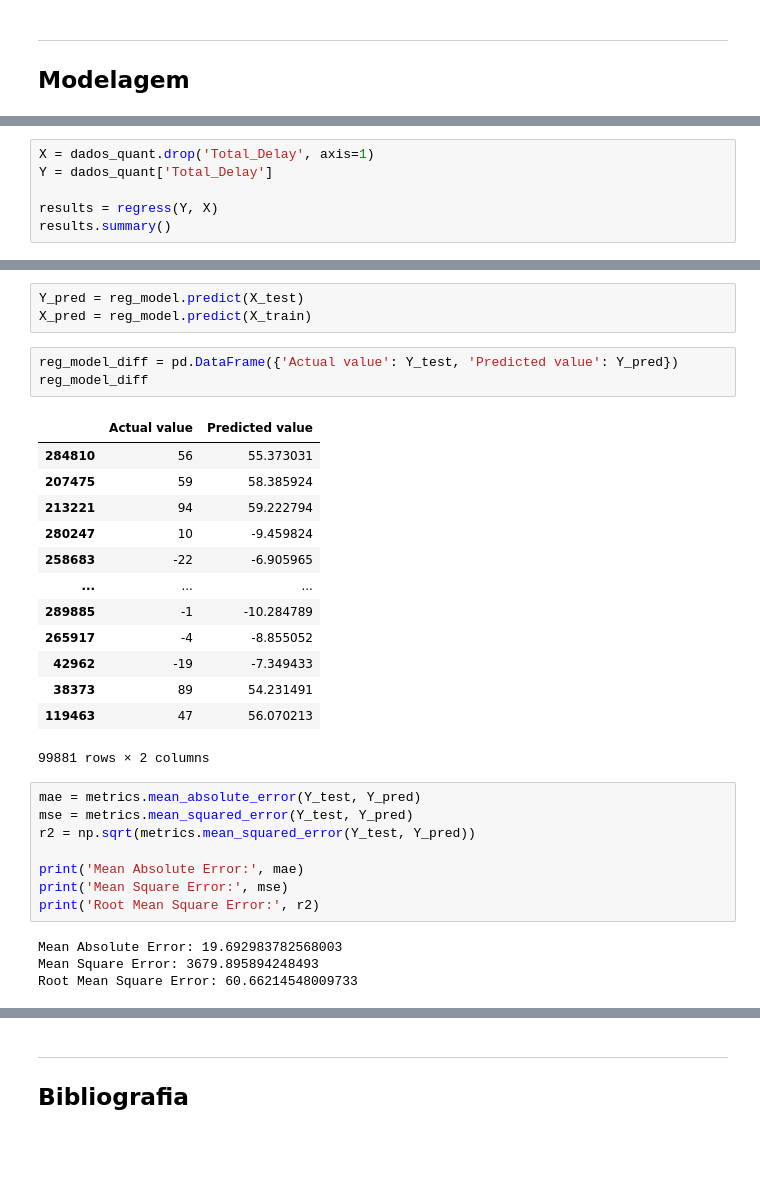
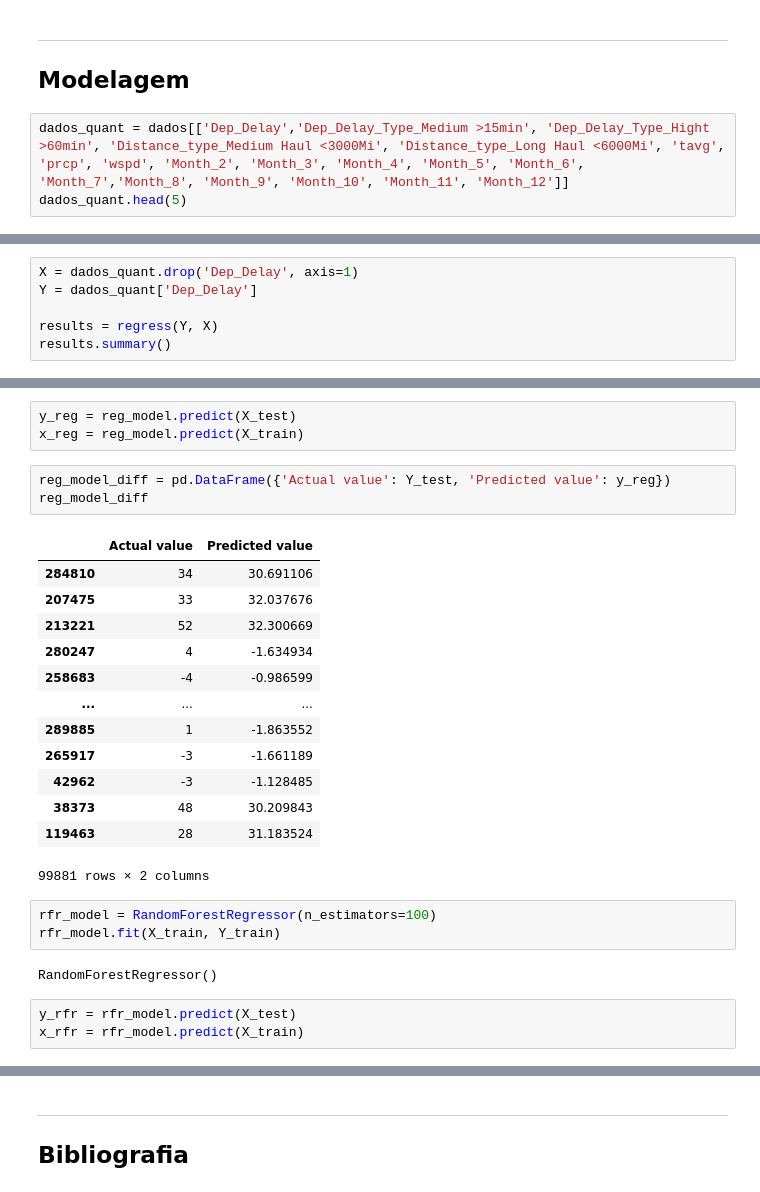
Before and after one commit to thomaskmk/cdados-3, a Jupyter notebook: teste.ipynb, the cells around one changed output, grey strips where cells are left out. Cells and saved outputs as stored; diff of their text form; blank space fills up the shorter version.

```diff
--- a/teste.ipynb
+++ b/teste.ipynb
@@ -432,3 +429,6 @@ plt.show()
 # %% [markdown]
 ----
 ## Modelagem
+# %%
+dados_quant = dados[['Dep_Delay','Dep_Delay_Type_Medium >15min', 'Dep_Delay_Type_Hight >60min', 'Distance_type_Medium Haul <3000Mi', 'Distance_type_Long Haul <6000Mi', 'tavg', 'prcp', 'wspd', 'Month_2', 'Month_3', 'Month_4', 'Month_5', 'Month_6', 'Month_7','Month_8', 'Month_9', 'Month_10', 'Month_11', 'Month_12']]
+dados_quant.head(5)
@@ -435,6 +442,6 @@ plt.show()
 # %%
-X = dados_quant.drop('Total_Delay', axis=1)
-Y = dados_quant['Total_Delay']
+X = dados_quant.drop('Dep_Delay', axis=1)
+Y = dados_quant['Dep_Delay']
 
 results = regress(Y, X)
 results.summary()
@@ -492,32 +497,28 @@ print(reg_model.intercept_)
 # %%
-Y_pred = reg_model.predict(X_test)
-X_pred = reg_model.predict(X_train)
+y_reg = reg_model.predict(X_test)
+x_reg = reg_model.predict(X_train)
 # %%
-reg_model_diff = pd.DataFrame({'Actual value': Y_test, 'Predicted value': Y_pred})
+reg_model_diff = pd.DataFrame({'Actual value': Y_test, 'Predicted value': y_reg})
 reg_model_diff
 # %% [output]
 |  | Actual value | Predicted value |
-| 284810 | 56 | 55.373031 |
-| 207475 | 59 | 58.385924 |
-| 213221 | 94 | 59.222794 |
-| 280247 | 10 | -9.459824 |
-| 258683 | -22 | -6.905965 |
+| 284810 | 34 | 30.691106 |
+| 207475 | 33 | 32.037676 |
+| 213221 | 52 | 32.300669 |
+| 280247 | 4 | -1.634934 |
+| 258683 | -4 | -0.986599 |
 | ... | ... | ... |
-| 289885 | -1 | -10.284789 |
-| 265917 | -4 | -8.855052 |
-| 42962 | -19 | -7.349433 |
-| 38373 | 89 | 54.231491 |
-| 119463 | 47 | 56.070213 |
+| 289885 | 1 | -1.863552 |
+| 265917 | -3 | -1.661189 |
+| 42962 | -3 | -1.128485 |
+| 38373 | 48 | 30.209843 |
+| 119463 | 28 | 31.183524 |
 99881 rows × 2 columns
-# %%
-mae = metrics.mean_absolute_error(Y_test, Y_pred)
-mse = metrics.mean_squared_error(Y_test, Y_pred)
-r2 = np.sqrt(metrics.mean_squared_error(Y_test, Y_pred))
-
-print('Mean Absolute Error:', mae)
-print('Mean Square Error:', mse)
-print('Root Mean Square Error:', r2)
-# %% [output]
-Mean Absolute Error: 19.692983782568003
-Mean Square Error: 3679.895894248493
-Root Mean Square Error: 60.66214548009733
+# %%
+rfr_model = RandomForestRegressor(n_estimators=100)
+rfr_model.fit(X_train, Y_train)
+# %% [output]
+RandomForestRegressor()
+# %%
+y_rfr = rfr_model.predict(X_test)
+x_rfr = rfr_model.predict(X_train)
```
Also changed, not shown: parts of 8 cells of this notebook.
